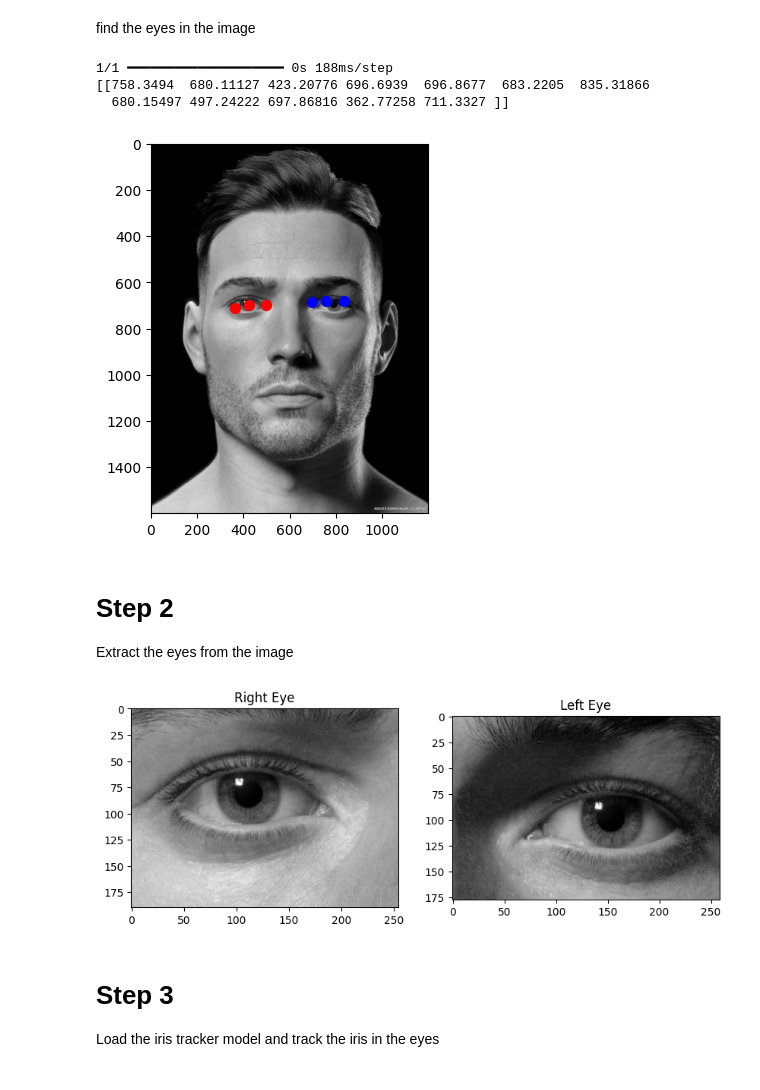
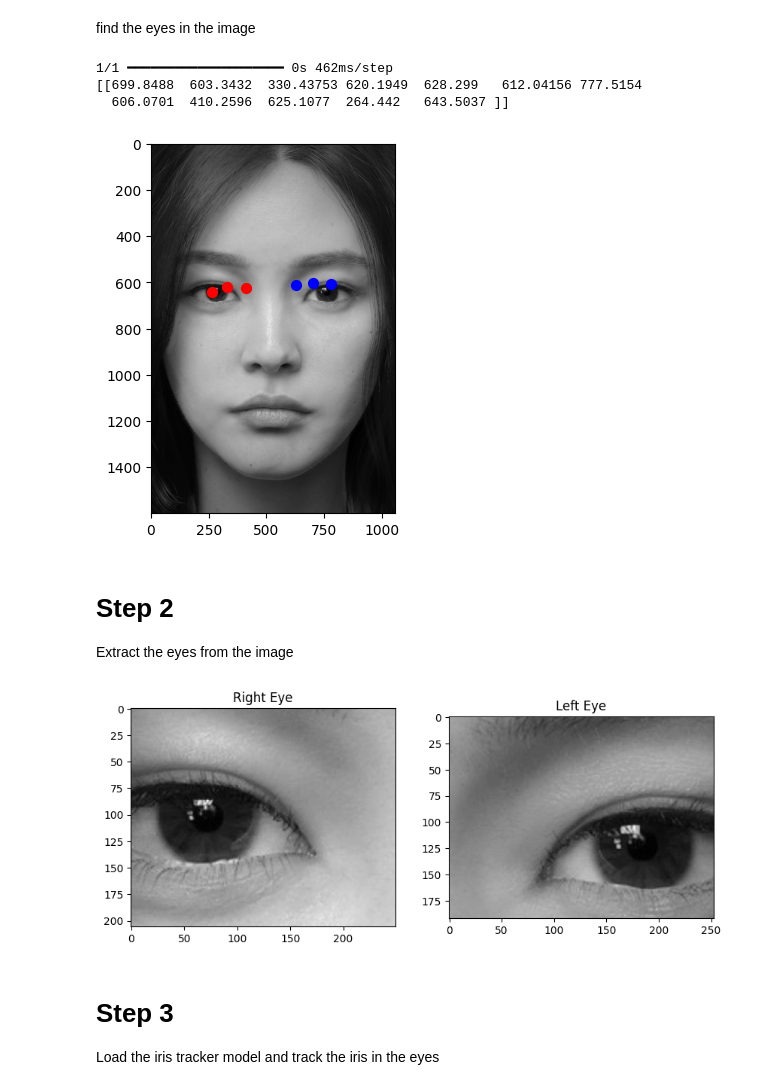
Before and after one commit to davide-tonetto-884585/eye_CNNs, a Jupyter notebook: eyes_detect_and_tracking.ipynb, the cells around one changed output. Drawn from its saved outputs; the diff is of its cells as text; code cells hidden in the pictures.

```diff
--- a/eyes_detect_and_tracking.ipynb
+++ b/eyes_detect_and_tracking.ipynb
@@ -28,36 +28,36 @@ WARNING:absl:Compiled the loaded model, but the compiled metrics have yet to be
 # %% [markdown]
 find the eyes in the image
 # %%
-image_path = './dataset/test_face_5.jpg'
+image_path = './dataset/test_face_3.jpg'
 test_image = cv2.imread(image_path, cv2.IMREAD_GRAYSCALE)
 initial_image = test_image.copy()
 initial_shape = test_image.shape
 
 # resize the image to 96x96 to match the input size of the model
 model_input_shape = (96, 96)
 test_image = cv2.resize(test_image, model_input_shape)
 test_image = np.expand_dims(test_image, axis=2)
 
 test_landmarks = model.predict(test_image.reshape(1, model_input_shape[0], model_input_shape[1], 1) / 255.0)
 
 # convert the landmarks to the correct format
 test_landmarks[0, 0::2] = test_landmarks[0, 0::2] * initial_shape[1] / model_input_shape[1]
 test_landmarks[0, 1::2] = test_landmarks[0, 1::2] * initial_shape[0] / model_input_shape[0]
 
 right_eye_landmarks = [test_landmarks[0][8], test_landmarks[0][9], test_landmarks[0][2], test_landmarks[0][3], test_landmarks[0][10], test_landmarks[0][11]]
 left_eye_landmarks = [test_landmarks[0][4], test_landmarks[0][5], test_landmarks[0][0], test_landmarks[0][1], test_landmarks[0][6], test_landmarks[0][7]]
 
 print(test_landmarks)
 
 plt.imshow(initial_image, cmap='gray')
 plt.scatter(right_eye_landmarks[0::2], right_eye_landmarks[1::2], c='r', s=50)
 plt.scatter(left_eye_landmarks[0::2], left_eye_landmarks[1::2], c='b', s=50)
 plt.show()
 # %% [output]
-1/1 ━━━━━━━━━━━━━━━━━━━━ 0s 188ms/step
-[[758.3494  680.11127 423.20776 696.6939  696.8677  683.2205  835.31866
-  680.15497 497.24222 697.86816 362.77258 711.3327 ]]
+1/1 ━━━━━━━━━━━━━━━━━━━━ 0s 462ms/step
+[[699.8488  603.3432  330.43753 620.1949  628.299   612.04156 777.5154
+  606.0701  410.2596  625.1077  264.442   643.5037 ]]
-[figure, old version]
+[figure, new version]
 # %% [markdown]
 # Step 2
 Extract the eyes from the image
@@ -97,7 +97,7 @@ ax[0].imshow(right_eye, cmap='gray')
 ax[0].set_title('Right Eye')
 plt.show()
 # %% [output]
-[figure, old version]
+[figure, new version]
 # %% [markdown]
 # Step 3
 Load the iris tracker model and track the iris in the eyes
```
Also changed, not shown: parts of 2 cells of this notebook, 2 other files.
